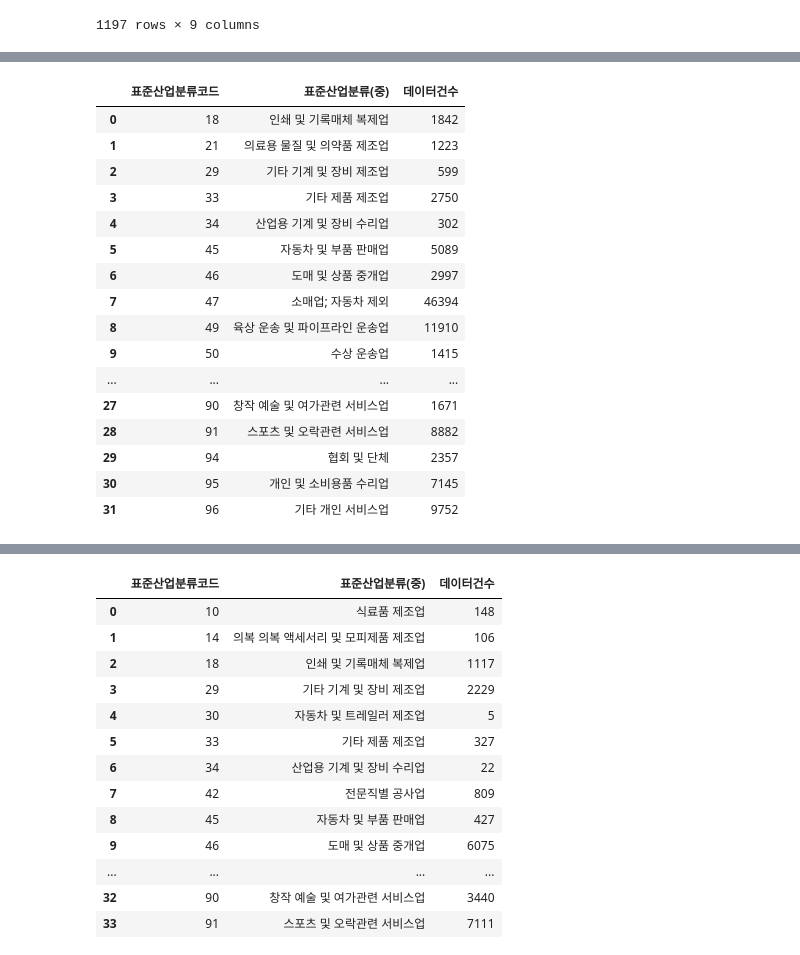
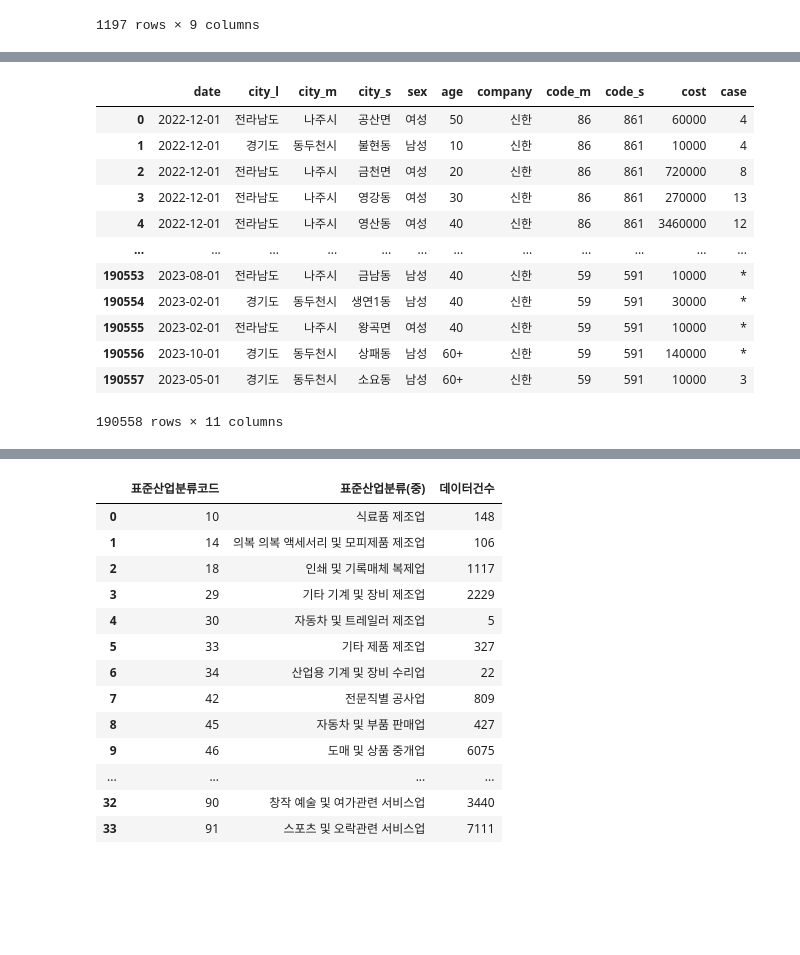
Before and after one commit to DDalaDDula/Card_Consumption_Pattern_Analysis_Dashboard, a Jupyter notebook: data_normalization.ipynb, the cells around one changed output, grey strips where cells are left out. Saved outputs shown, nothing was run; the diff lists cells and outputs as text; code cells hidden in the pictures; blank space fills up the shorter version.

```diff
--- a/data_normalization.ipynb
+++ b/data_normalization.ipynb
@@ -118,24 +97,33 @@ sh_data
+# %%
+city_l_dic = {'전남':'전라남도', '경기':'경기도', '서울':'서울특별시'}
+sex_dic = {'F':'여성', 'M':'남성'}
+
+sh_data = pd.read_csv("dataset/신한카드.csv")
+sh_data['MGPO_NM_HOM'] = sh_data['MGPO_NM_HOM'].map(city_l_dic)
+sh_data['SEX_C'] = sh_data['SEX_C'].map(sex_dic)
+sh_data['SL_CRI_YM'] = pd.to_datetime(sh_data['SL_CRI_YM'], format='%Y%m')
+sh_data['STD_TOBZ_M_C'] = sh_data['STD_TOBZ_M_C'].astype(str)
+sh_data['company'] = '신한'
+sh_data = sh_data[['SL_CRI_YM', 'MGPO_NM_HOM', 'SGG_NM_HOM', 'NASD_NM_HOM', 'SEX_C', 'AGE_G5_C', 'company', 'STD_TOBZ_M_C', 'STD_TOBZ_L_C','AMT', 'CNT']]
+sh_data.columns = ['date', 'city_l', 'city_m', 'city_s', 'sex', 'age', 'company', 'code_m', 'code_s', 'cost', 'case']
+sh_data
+# %% [output]
+|  | date | city_l | city_m | city_s | sex | age | company | code_m | code_s | cost | case |
+| 0 | 2022-12-01 | 전라남도 | 나주시 | 공산면 | 여성 | 50 | 신한 | 86 | 861 | 60000 | 4 |
+| 1 | 2022-12-01 | 경기도 | 동두천시 | 불현동 | 남성 | 10 | 신한 | 86 | 861 | 10000 | 4 |
+| 2 | 2022-12-01 | 전라남도 | 나주시 | 금천면 | 여성 | 20 | 신한 | 86 | 861 | 720000 | 8 |
+| 3 | 2022-12-01 | 전라남도 | 나주시 | 영강동 | 여성 | 30 | 신한 | 86 | 861 | 270000 | 13 |
+| 4 | 2022-12-01 | 전라남도 | 나주시 | 영산동 | 여성 | 40 | 신한 | 86 | 861 | 3460000 | 12 |
+| ... | ... | ... | ... | ... | ... | ... | ... | ... | ... | ... | ... |
+| 190553 | 2023-08-01 | 전라남도 | 나주시 | 금남동 | 남성 | 40 | 신한 | 59 | 591 | 10000 | * |
+| 190554 | 2023-02-01 | 경기도 | 동두천시 | 생연1동 | 남성 | 40 | 신한 | 59 | 591 | 30000 | * |
+| 190555 | 2023-02-01 | 전라남도 | 나주시 | 왕곡면 | 여성 | 40 | 신한 | 59 | 591 | 10000 | * |
+| 190556 | 2023-10-01 | 경기도 | 동두천시 | 상패동 | 남성 | 60+ | 신한 | 59 | 591 | 140000 | * |
+| 190557 | 2023-05-01 | 경기도 | 동두천시 | 소요동 | 남성 | 60+ | 신한 | 59 | 591 | 10000 | 3 |
+190558 rows × 11 columns
 # %%
 sh_count_dic = dict(zip(sh_data['STD_TOBZ_M_C'].value_counts().index,sh_data['STD_TOBZ_M_C'].value_counts().values))
 sh_std = pd.DataFrame({'표준산업분류코드':sorted(sh_data['STD_TOBZ_M_C'].unique())})
 sh_std['표준산업분류(중)'] = sh_std['표준산업분류코드'].map(STD_TOBZ_M_dic)
 sh_std['데이터건수'] = sh_std['표준산업분류코드'].map(sh_count_dic)
 sh_std.sort_values(by='표준산업분류코드').reset_index(drop=True)
-# %% [output]
-|  | 표준산업분류코드 | 표준산업분류(중) | 데이터건수 |
-| 0 | 18 | 인쇄 및 기록매체 복제업 | 1842 |
-| 1 | 21 | 의료용 물질 및 의약품 제조업 | 1223 |
-| 2 | 29 | 기타 기계 및 장비 제조업 | 599 |
-| 3 | 33 | 기타 제품 제조업 | 2750 |
-| 4 | 34 | 산업용 기계 및 장비 수리업 | 302 |
-| 5 | 45 | 자동차 및 부품 판매업 | 5089 |
-| 6 | 46 | 도매 및 상품 중개업 | 2997 |
-| 7 | 47 | 소매업; 자동차 제외 | 46394 |
-| 8 | 49 | 육상 운송 및 파이프라인 운송업 | 11910 |
-| 9 | 50 | 수상 운송업 | 1415 |
-| ... | ... | ... | ... |
-| 27 | 90 | 창작 예술 및 여가관련 서비스업 | 1671 |
-| 28 | 91 | 스포츠 및 오락관련 서비스업 | 8882 |
-| 29 | 94 | 협회 및 단체 | 2357 |
-| 30 | 95 | 개인 및 소비용품 수리업 | 7145 |
-| 31 | 96 | 기타 개인 서비스업 | 9752 |
```
Also changed, not shown: parts of 8 cells of this notebook, 1 other file.
